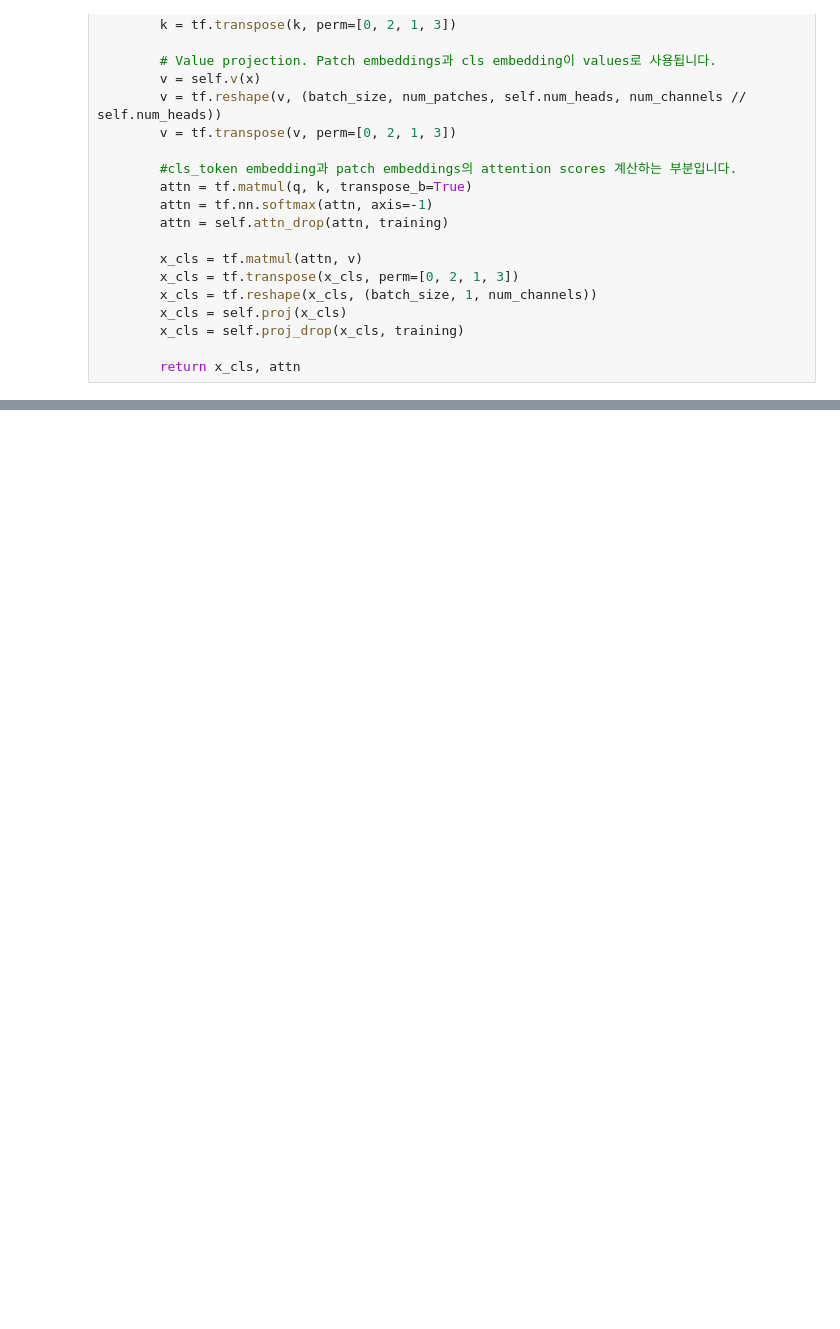
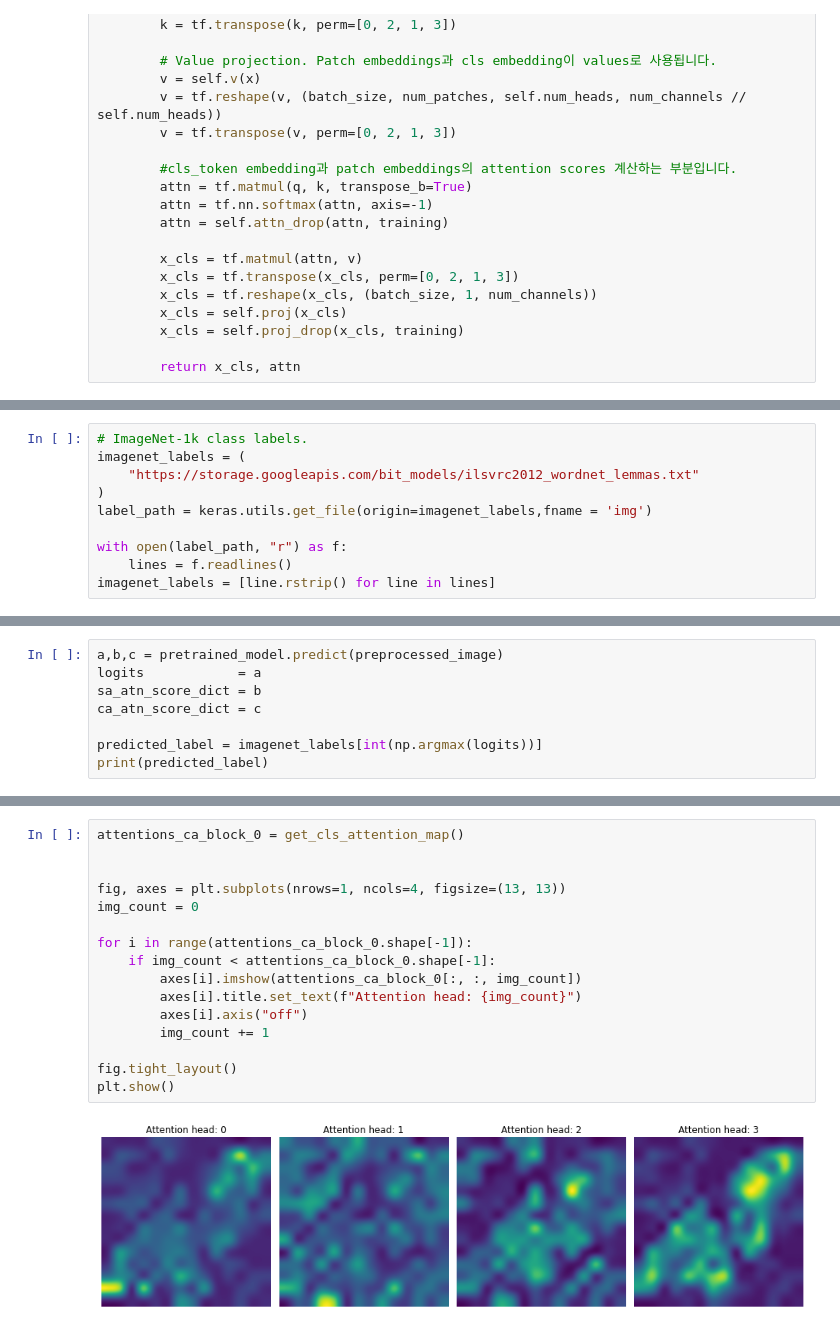
Before and after one commit to crayon-go/Algorithm_Practice, a Jupyter notebook: Class_Attention_Image_Transformers_with_LayerScale/class_attention_image_transformers_with_layerscale.ipynb, the cells around one changed output, grey strips where cells are left out. Drawn from its saved outputs; the diff is of its cells as text; blank space fills up the shorter version.

```diff
--- a/Class_Attention_Image_Transformers_with_LayerScale/class_attention_image_transformers_with_layerscale.ipynb
+++ b/Class_Attention_Image_Transformers_with_LayerScale/class_attention_image_transformers_with_layerscale.ipynb
@@ -100,0 +575,10 @@ class ClassAttention(layers.Layer):
+# %%
+# ImageNet-1k class labels.
+imagenet_labels = (
+    "https://storage.googleapis.com/bit_models/ilsvrc2012_wordnet_lemmas.txt"
+)
+label_path = keras.utils.get_file(origin=imagenet_labels,fname = 'img')
+
+with open(label_path, "r") as f:
+    lines = f.readlines()
+imagenet_labels = [line.rstrip() for line in lines]
@@ -100,0 +598,8 @@ class ClassAttention(layers.Layer):
+# %%
+a,b,c = pretrained_model.predict(preprocessed_image)
+logits            = a
+sa_atn_score_dict = b
+ca_atn_score_dict = c
+
+predicted_label = imagenet_labels[int(np.argmax(logits))]
+print(predicted_label)
@@ -100,0 +668,18 @@ class ClassAttention(layers.Layer):
+# %%
+attentions_ca_block_0 = get_cls_attention_map()
+
+
+fig, axes = plt.subplots(nrows=1, ncols=4, figsize=(13, 13))
+img_count = 0
+
+for i in range(attentions_ca_block_0.shape[-1]):
+    if img_count < attentions_ca_block_0.shape[-1]:
+        axes[i].imshow(attentions_ca_block_0[:, :, img_count])
+        axes[i].title.set_text(f"Attention head: {img_count}")
+        axes[i].axis("off")
+        img_count += 1
+
+fig.tight_layout()
+plt.show()
+# %% [output]
+[figure, added]
```
Also changed, not shown: parts of 20 cells of this notebook.
